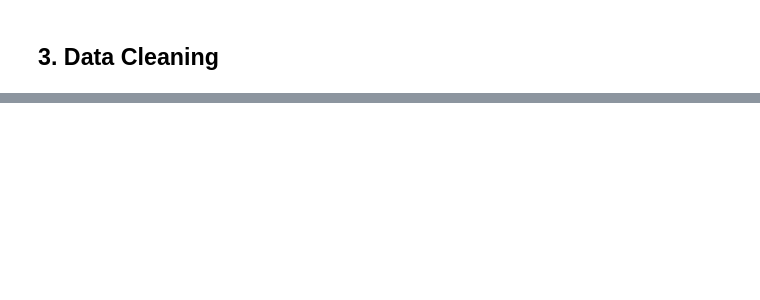
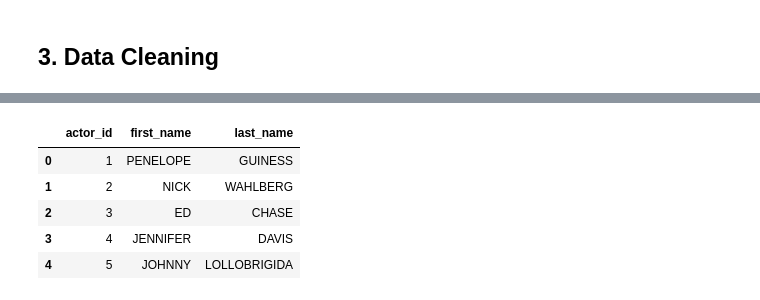
Before and after one commit to IbaiGallego/proyect_SQL_database, a Jupyter notebook: my_code/sql_w3.ipynb, the cells around one changed output, grey strips where cells are left out. Cells and saved outputs as stored; diff of their text form; code cells hidden in the pictures; blank space fills up the shorter version.

```diff
--- a/my_code/sql_w3.ipynb
+++ b/my_code/sql_w3.ipynb
@@ -143,0 +146,9 @@ rental.head()
+# %%
+x='last_update'
+
+actor.drop(x, axis=1, inplace= True)
+lang.drop(x, axis=1, inplace= True)
+rental.drop(x, axis=1, inplace= True)
+invent.drop(x, axis=1, inplace= True)
+film.drop(x, axis=1, inplace= True)
+categ.drop(x, axis=1, inplace= True)
@@ -143,0 +163,2 @@ rental.head()
+# %%
+actor.drop(actor[actor.duplicated(subset=['first_name', 'last_name'])].index, inplace=True)
@@ -143,0 +176,9 @@ rental.head()
+# %%
+actor.head()
+# %% [output]
+|  | actor_id | first_name | last_name |
+| 0 | 1 | PENELOPE | GUINESS |
+| 1 | 2 | NICK | WAHLBERG |
+| 2 | 3 | ED | CHASE |
+| 3 | 4 | JENNIFER | DAVIS |
+| 4 | 5 | JOHNNY | LOLLOBRIGIDA |
```
Also changed, not shown: parts of 11 cells of this notebook, 1 other file.
